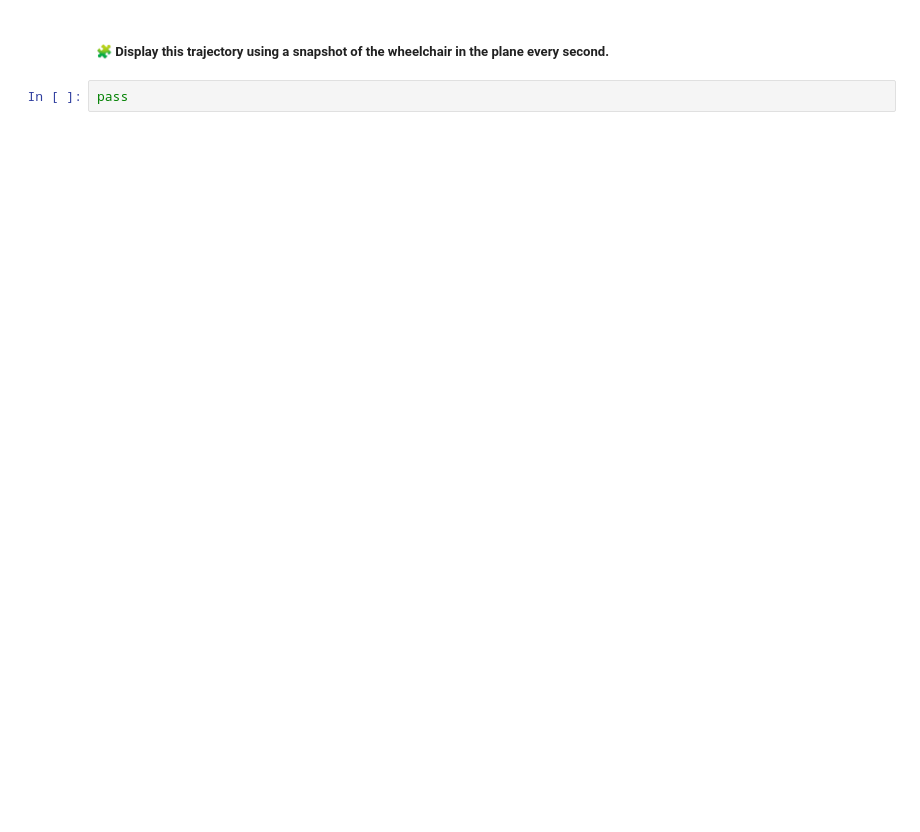
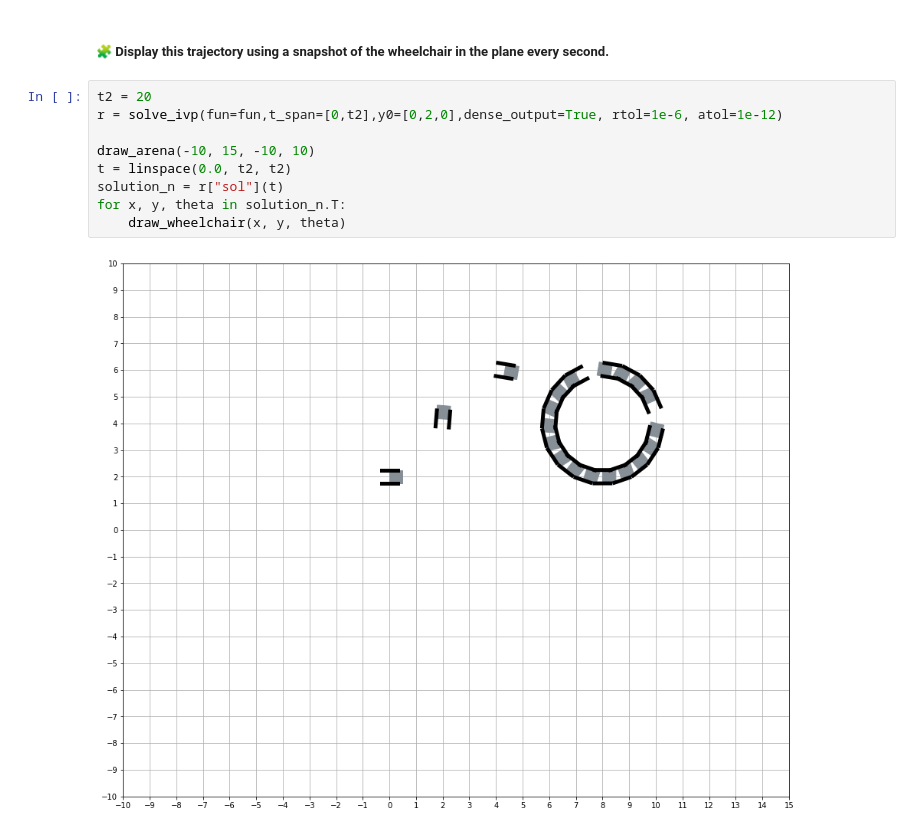
Before and after one commit to marwalabay1/control-engineering-with-python-project-2022-2023, a Jupyter notebook: Project-2 (1).ipynb, the cells around one changed output. Drawn from its saved outputs; the diff is of its cells as text; blank space fills up the shorter version.

```diff
--- a/Project-2 (1).ipynb
+++ b/Project-2 (1).ipynb
@@ -642,4 +704,13 @@ pass
 # %% [markdown]
 ##### 🧩 Display this trajectory using a snapshot of the wheelchair in the plane every second.
-# %%
-pass
+# %%
+t2 = 20
+r = solve_ivp(fun=fun,t_span=[0,t2],y0=[0,2,0],dense_output=True, rtol=1e-6, atol=1e-12)
+
+draw_arena(-10, 15, -10, 10)
+t = linspace(0.0, t2, t2)
+solution_n = r["sol"](t)
+for x, y, theta in solution_n.T:
+    draw_wheelchair(x, y, theta)
+# %% [output]
+[figure, added]
```
Also changed, not shown: parts of 6 cells of this notebook.
